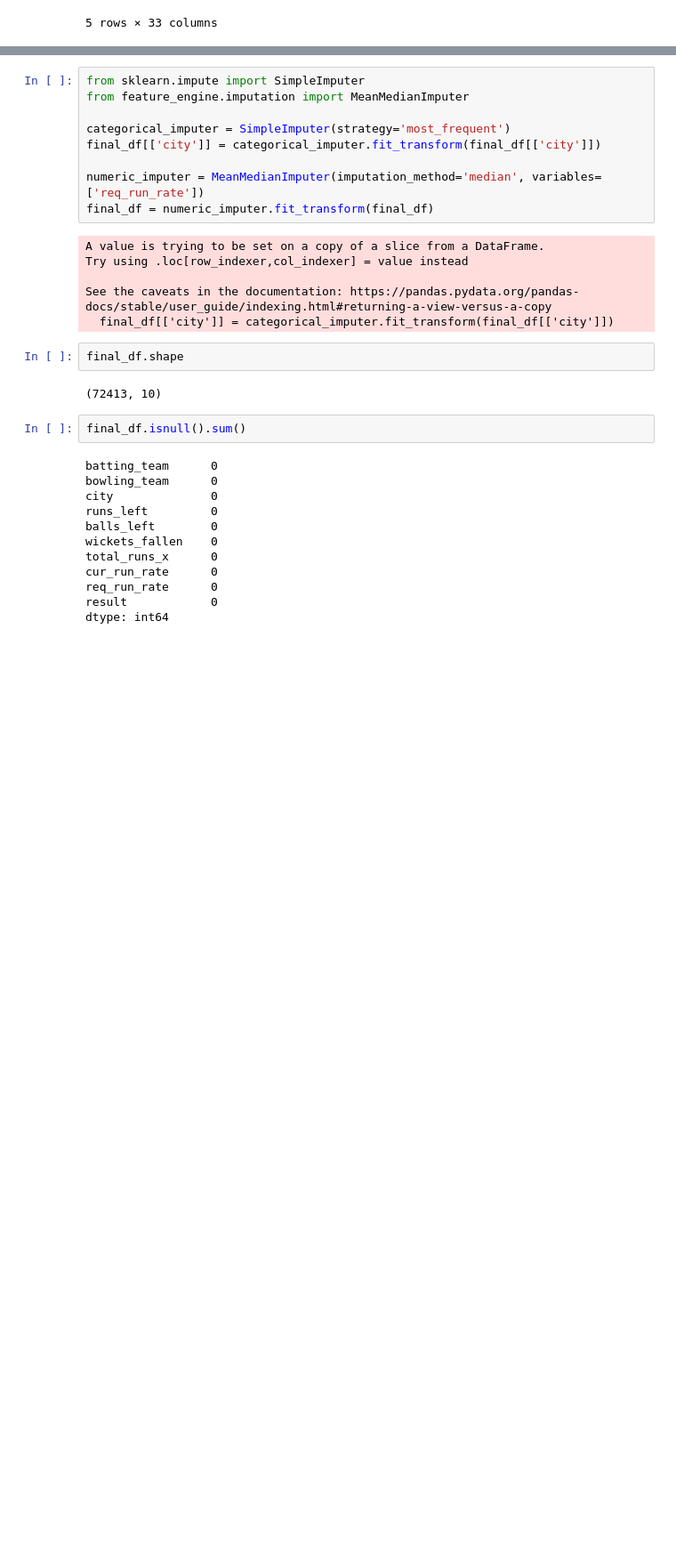
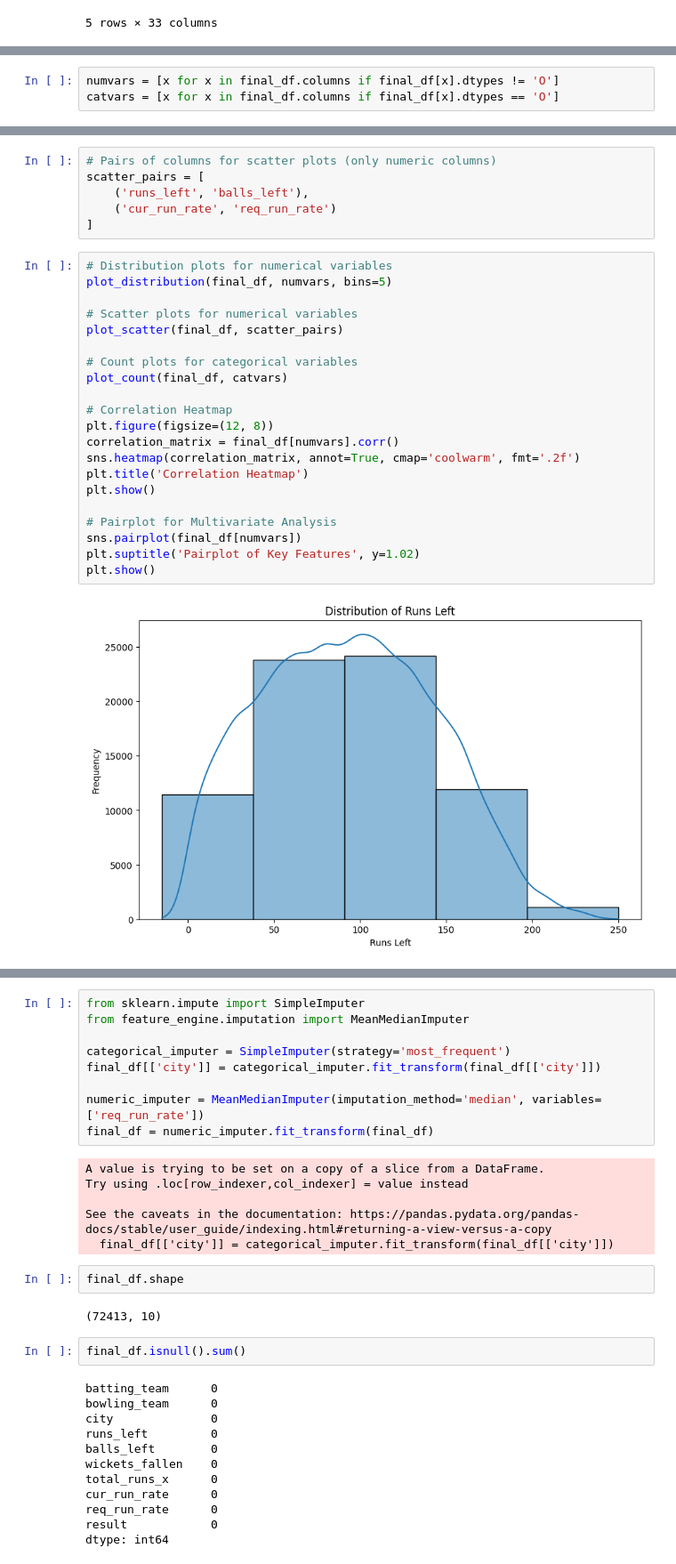
Before and after one commit to Rishi-7997/IPL-predictor, a Jupyter notebook: IPL Win Probability Predictor.ipynb, the cells around one changed output, grey strips where cells are left out. Shown at 89% size. Drawn from its saved outputs; the diff is of its cells as text; blank space fills up the shorter version.

```diff
--- a/IPL Win Probability Predictor.ipynb
+++ b/IPL Win Probability Predictor.ipynb
@@ -434,0 +439,3 @@ final_df.head()
+# %%
+numvars = [x for x in final_df.columns if final_df[x].dtypes != 'O']
+catvars = [x for x in final_df.columns if final_df[x].dtypes == 'O']
@@ -434,0 +470,29 @@ final_df.head()
+# %%
+# Pairs of columns for scatter plots (only numeric columns)
+scatter_pairs = [
+    ('runs_left', 'balls_left'),
+    ('cur_run_rate', 'req_run_rate')
+]
+# %%
+# Distribution plots for numerical variables
+plot_distribution(final_df, numvars, bins=5)
+
+# Scatter plots for numerical variables
+plot_scatter(final_df, scatter_pairs)
+
+# Count plots for categorical variables
+plot_count(final_df, catvars)
+
+# Correlation Heatmap
+plt.figure(figsize=(12, 8))
+correlation_matrix = final_df[numvars].corr()
+sns.heatmap(correlation_matrix, annot=True, cmap='coolwarm', fmt='.2f')
+plt.title('Correlation Heatmap')
+plt.show()
+
+# Pairplot for Multivariate Analysis
+sns.pairplot(final_df[numvars])
+plt.suptitle('Pairplot of Key Features', y=1.02)
+plt.show()
+# %% [output]
+[figure, added]
```
Also changed, not shown: parts of 8 cells of this notebook, 1 other file.
